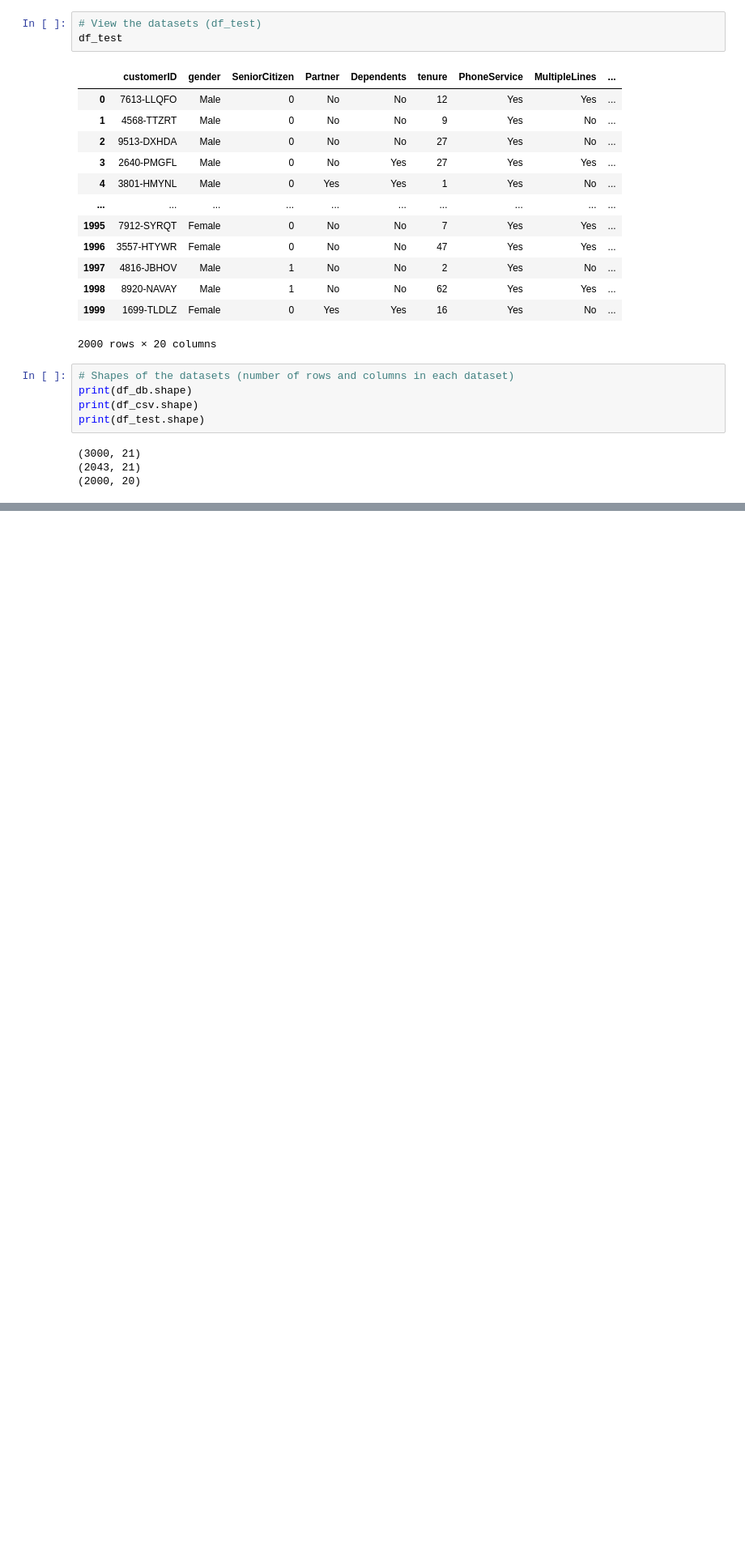
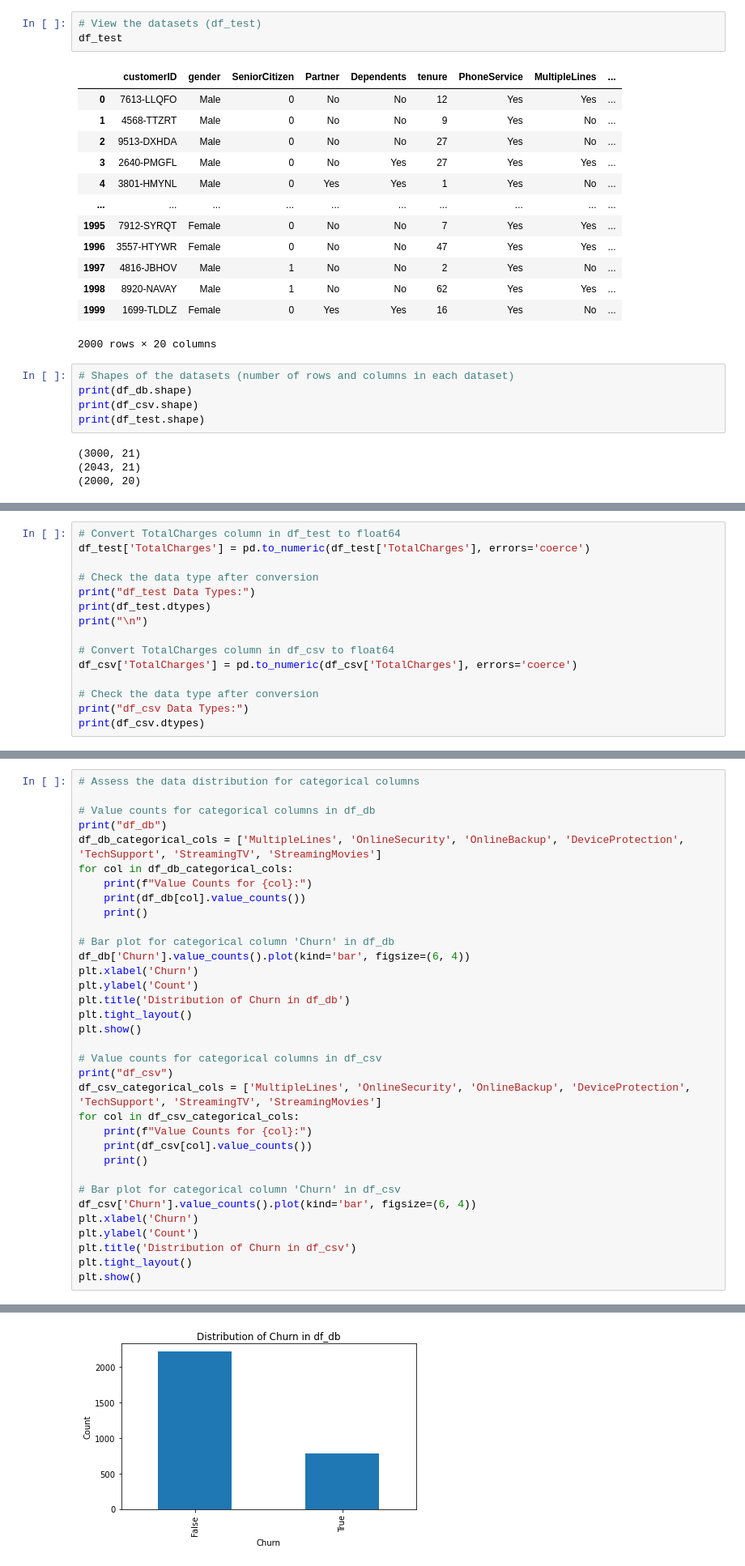
Before and after one commit to Aseye-Amedofu/Customer-churn-classification-project, a Jupyter notebook: LP2_Classification_Telco_customer_churn.ipynb, the cells around one changed output, grey strips where cells are left out. Shown: that part at 81% size. Cells and saved outputs as stored; diff of their text form; blank space fills up the shorter version.

```diff
--- a/LP2_Classification_Telco_customer_churn.ipynb
+++ b/LP2_Classification_Telco_customer_churn.ipynb
@@ -161,0 +290,15 @@ print(df_test.shape)
+# %%
+# Convert TotalCharges column in df_test to float64
+df_test['TotalCharges'] = pd.to_numeric(df_test['TotalCharges'], errors='coerce')
+
+# Check the data type after conversion
+print("df_test Data Types:")
+print(df_test.dtypes)
+print("\n")
+
+# Convert TotalCharges column in df_csv to float64
+df_csv['TotalCharges'] = pd.to_numeric(df_csv['TotalCharges'], errors='coerce')
+
+# Check the data type after conversion
+print("df_csv Data Types:")
+print(df_csv.dtypes)
@@ -189,0 +429,35 @@ max         1.000000    72.000000      118.750000
+# %%
+# Assess the data distribution for categorical columns
+
+# Value counts for categorical columns in df_db
+print("df_db")
+df_db_categorical_cols = ['MultipleLines', 'OnlineSecurity', 'OnlineBackup', 'DeviceProtection', 'TechSupport', 'StreamingTV', 'StreamingMovies']
+for col in df_db_categorical_cols:
+    print(f"Value Counts for {col}:")
+    print(df_db[col].value_counts())
+    print()
+
+# Bar plot for categorical column 'Churn' in df_db
+df_db['Churn'].value_counts().plot(kind='bar', figsize=(6, 4))
+plt.xlabel('Churn')
+plt.ylabel('Count')
+plt.title('Distribution of Churn in df_db')
+plt.tight_layout()
+plt.show()
+
+# Value counts for categorical columns in df_csv
+print("df_csv")
+df_csv_categorical_cols = ['MultipleLines', 'OnlineSecurity', 'OnlineBackup', 'DeviceProtection', 'TechSupport', 'StreamingTV', 'StreamingMovies']
+for col in df_csv_categorical_cols:
+    print(f"Value Counts for {col}:")
+    print(df_csv[col].value_counts())
+    print()
+
+# Bar plot for categorical column 'Churn' in df_csv
+df_csv['Churn'].value_counts().plot(kind='bar', figsize=(6, 4))
+plt.xlabel('Churn')
+plt.ylabel('Count')
+plt.title('Distribution of Churn in df_csv')
+plt.tight_layout()
+plt.show()
+# %% [output]
@@ -189,0 +481 @@ max         1.000000    72.000000      118.750000
+[figure, added]
```
Also changed, not shown: parts of 12 cells of this notebook.
